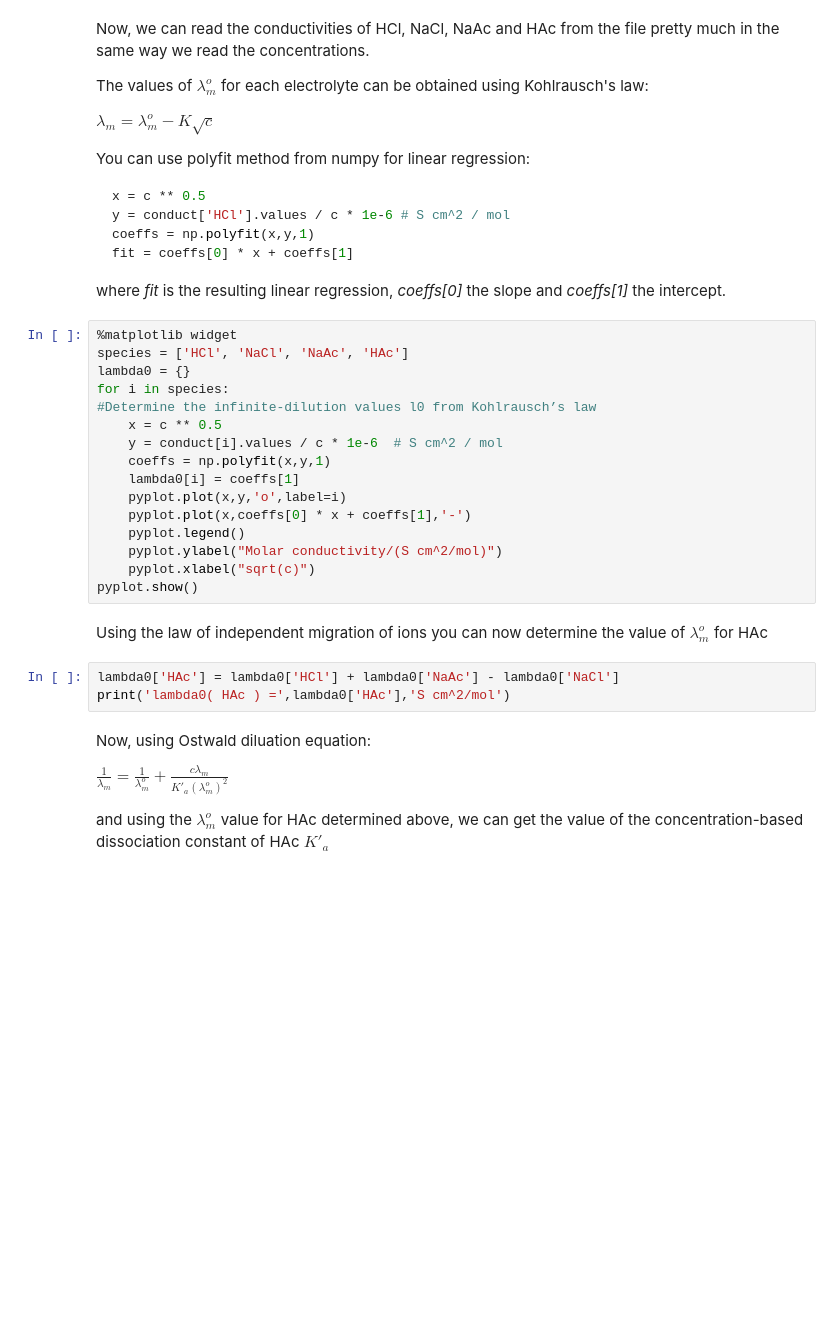
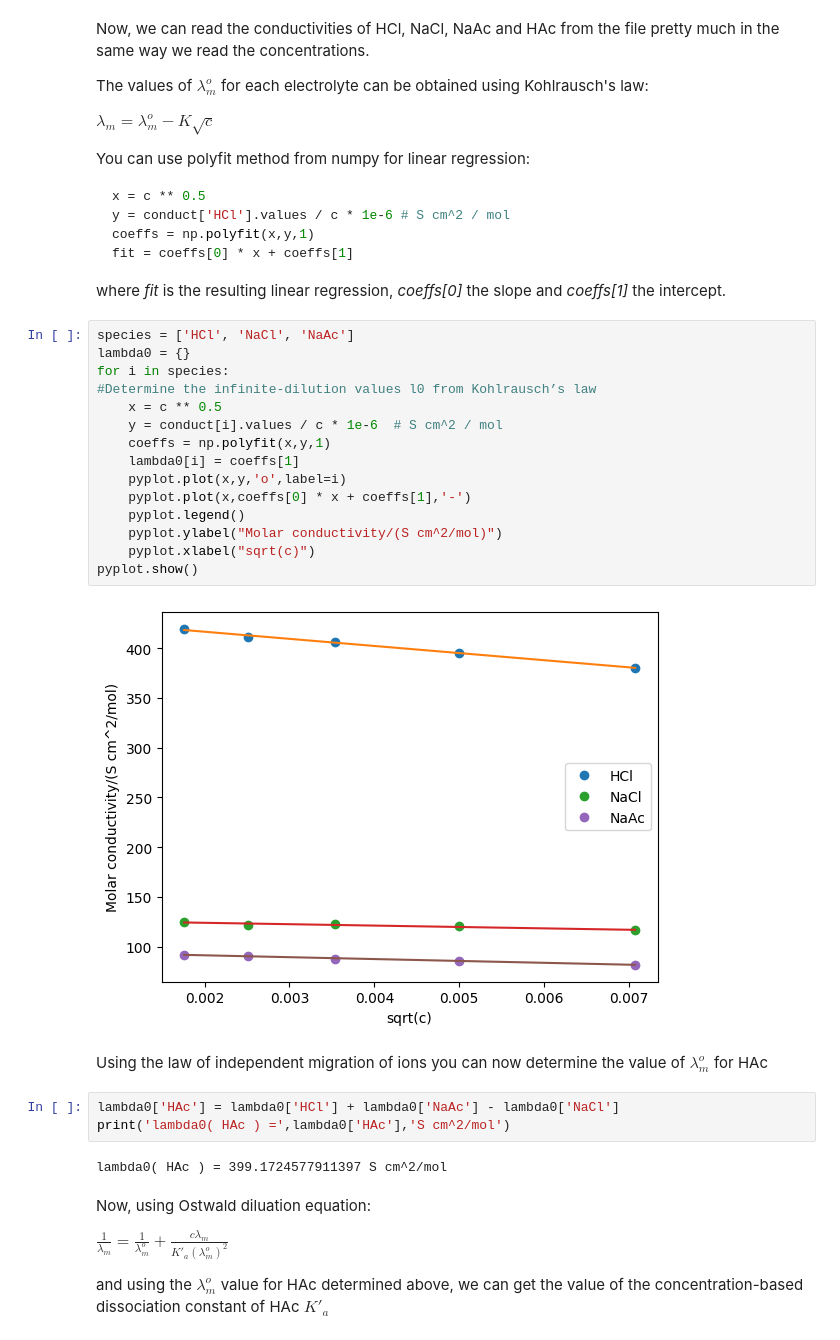
Before and after one commit to emartineznunez/QF_IV, a Jupyter notebook: Seminars/Seminar8.ipynb, the cells around one changed output. Cells and saved outputs as stored; diff of their text form; blank space fills up the shorter version.

````diff
--- a/Seminars/Seminar8.ipynb
+++ b/Seminars/Seminar8.ipynb
@@ -56,26 +55,29 @@ fit = coeffs[0] * x + coeffs[1]
 ```
 where _fit_ is the resulting linear regression, _coeffs[0]_ the slope and _coeffs[1]_ the intercept.
 # %%
-%matplotlib widget
-species = ['HCl', 'NaCl', 'NaAc', 'HAc']
+species = ['HCl', 'NaCl', 'NaAc']
 lambda0 = {}
 for i in species:
 #Determine the infinite-dilution values l0 from Kohlrausch’s law
     x = c ** 0.5
     y = conduct[i].values / c * 1e-6  # S cm^2 / mol
     coeffs = np.polyfit(x,y,1)
     lambda0[i] = coeffs[1]
     pyplot.plot(x,y,'o',label=i)
     pyplot.plot(x,coeffs[0] * x + coeffs[1],'-')
     pyplot.legend()
     pyplot.ylabel("Molar conductivity/(S cm^2/mol)")
     pyplot.xlabel("sqrt(c)")
 pyplot.show()
+# %% [output]
+[figure, added]
 # %% [markdown]
 Using the law of independent migration of ions you can now determine the value of $\lambda^{o}_{m}$ for HAc
 # %%
 lambda0['HAc'] = lambda0['HCl'] + lambda0['NaAc'] - lambda0['NaCl']
 print('lambda0( HAc ) =',lambda0['HAc'],'S cm^2/mol')
+# %% [output]
+lambda0( HAc ) = 399.1724577911397 S cm^2/mol
 # %% [markdown]
 Now, using Ostwald diluation equation:
 
````
Also changed, not shown: parts of 3 cells of this notebook.
